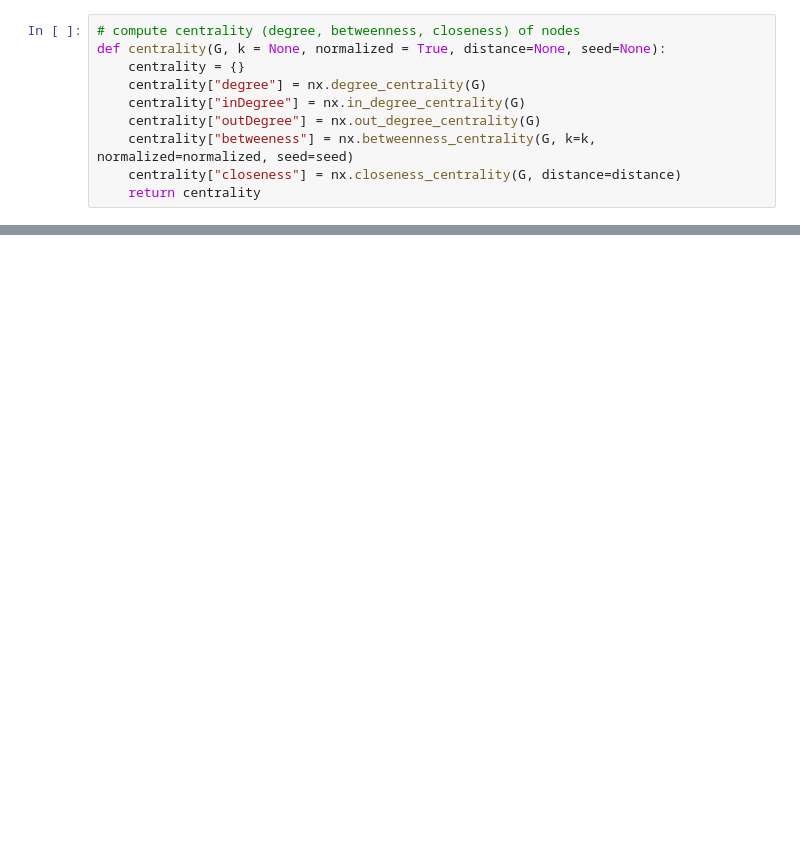
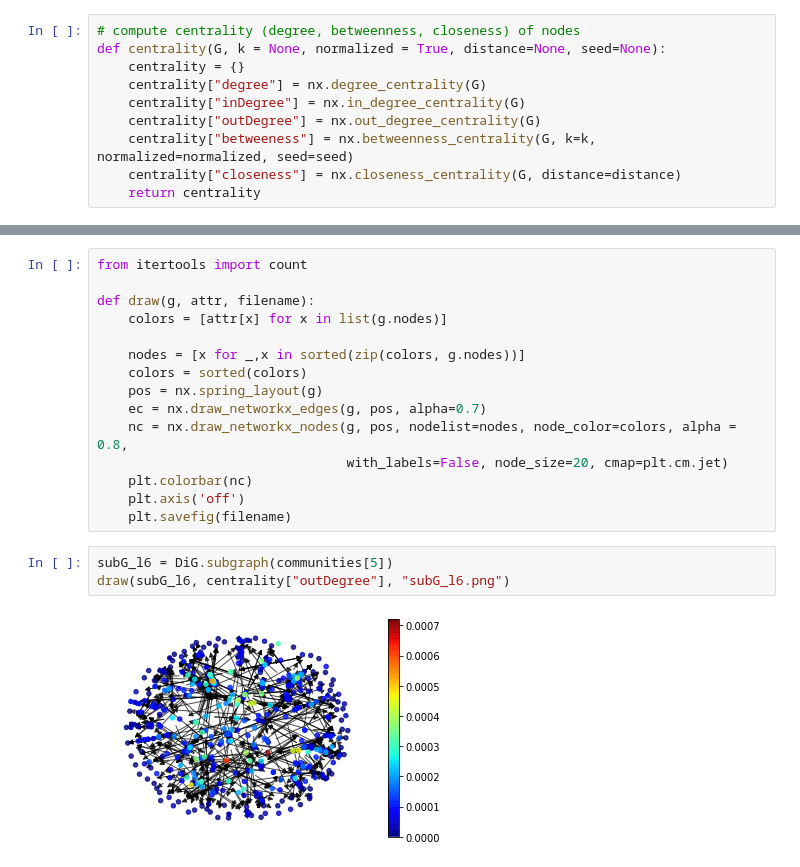
Before and after one commit to xjyssg/Network-Analysis-Project, a Jupyter notebook: centrality_partition.ipynb, the cells around one changed output, grey strips where cells are left out. Cells and saved outputs as stored; diff of their text form; blank space fills up the shorter version.

```diff
--- a/centrality_partition.ipynb
+++ b/centrality_partition.ipynb
@@ -87,0 +127,20 @@ The iterable function was deprecated in Matplotlib 3.1 and will be removed in 3.
+# %%
+from itertools import count
+
+def draw(g, attr, filename):
+    colors = [attr[x] for x in list(g.nodes)]
+
+    nodes = [x for _,x in sorted(zip(colors, g.nodes))]
+    colors = sorted(colors)
+    pos = nx.spring_layout(g)
+    ec = nx.draw_networkx_edges(g, pos, alpha=0.7)
+    nc = nx.draw_networkx_nodes(g, pos, nodelist=nodes, node_color=colors, alpha = 0.8,
+                                with_labels=False, node_size=20, cmap=plt.cm.jet)
+    plt.colorbar(nc)
+    plt.axis('off')
+    plt.savefig(filename)
+# %%
+subG_l6 = DiG.subgraph(communities[5])
+draw(subG_l6, centrality["outDegree"], "subG_l6.png")
+# %% [output]
+[figure, added]
```
Also changed, not shown: parts of 33 cells of this notebook.
